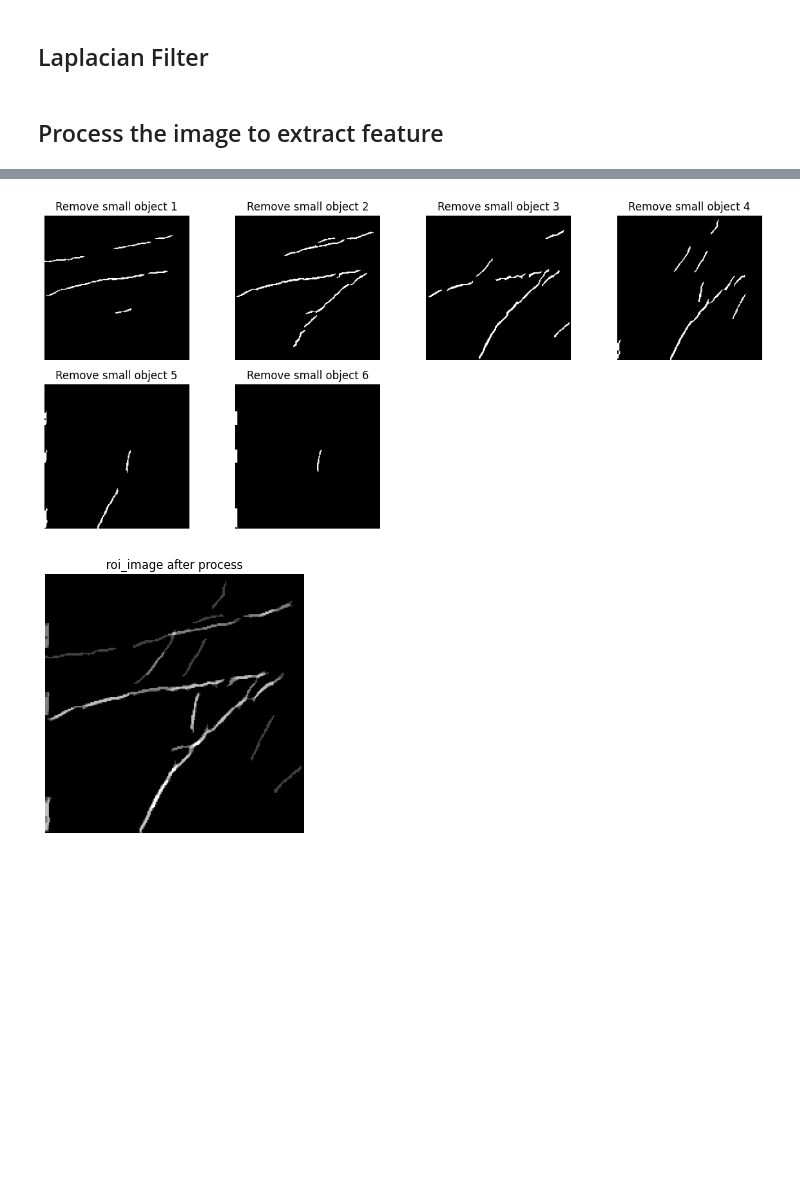
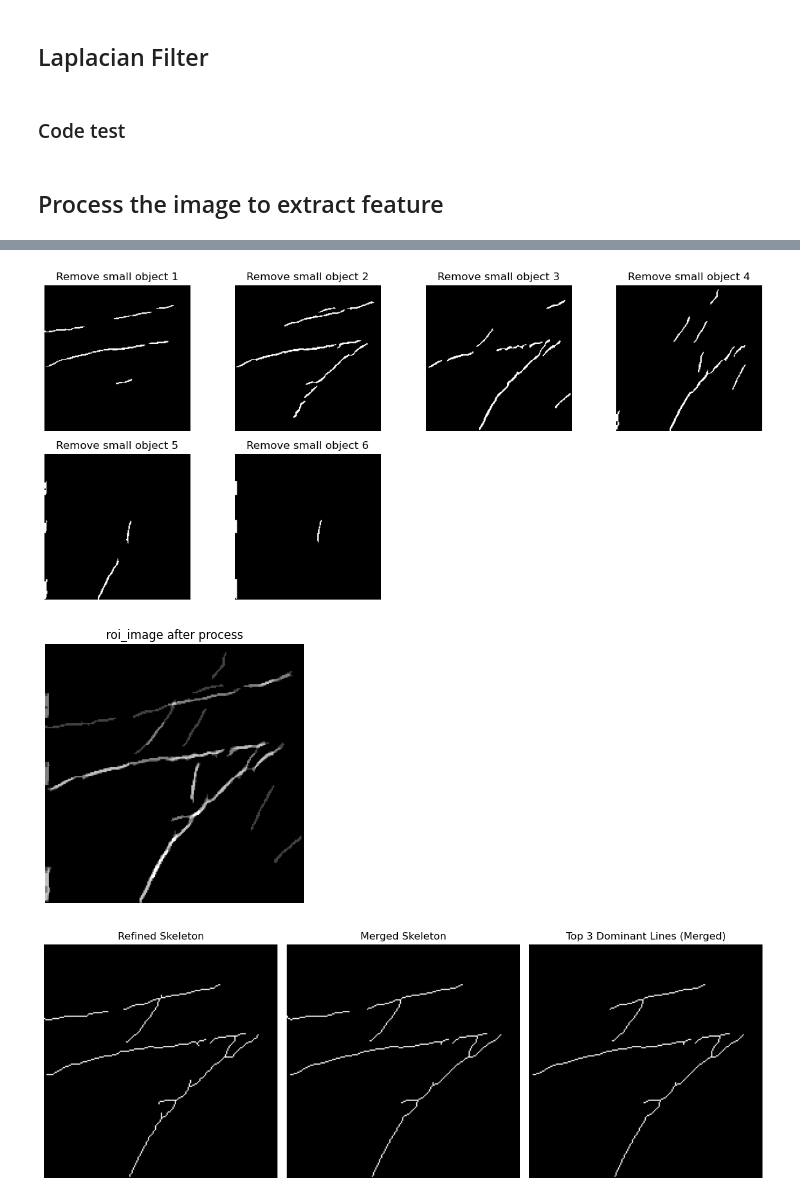
Before and after one commit to HaiNhat-HUST/palm-print-auth, a Jupyter notebook: 6friday.ipynb, the cells around one changed output, grey strips where cells are left out. Saved outputs shown, nothing was run; the diff lists cells and outputs as text; code cells hidden in the pictures; blank space fills up the shorter version.

```diff
--- a/6friday.ipynb
+++ b/6friday.ipynb
@@ -129,3 +136,5 @@ def LOG_preprocess(img, R0 = 40 , ksize = 5):
     processed = cv2.Laplacian(AfterGaussian, -1, ksize=ksize)
     img = cv2.equalizeHist(img)             #????????????????????????????????
     return processed
+# %% [markdown]
+### Code test
@@ -179,30 +320,70 @@ def process(img):
         con.append(conective)
 
     line = (np.sum(con, axis = 0) / len(con))
 
     show_array_img(con, "Remove small object")
 
 
     return line
 
 
 
 plt.imshow(LOG_preprocess(test), cmap='gray')
 plt.axis('off')
 plt.show()
 
 
 res1 = process(test)
 
 
+
+
 fig = plt.figure(dpi=70)
 plt.imshow(res1, cmap='gray')
 plt.axis('off')
 plt.title('roi_image after process')
 plt.show()
+
+# begin test
+
+# Assuming `res1` is the final processed image from your code
+skeletonized_output = skeletonize_image(res1)
+
+# Refine the skeletonized image to remove noise and small segments
+refined_skeleton = refine_skeleton(skeletonized_output, min_length=40)
+
+# Merge components in the refined skeleton to close gaps
+merged_skeleton = merge_components(refined_skeleton, iterations=2)
+
+# Extract the top 3 dominant lines from the merged skeleton
+dominant_lines_merged = extract_dominant_lines_contours(merged_skeleton, num_lines=3)
+
+# Visualize the results
+plt.figure(figsize=(12, 6))
+
+plt.subplot(1, 3, 1)
+plt.title("Refined Skeleton")
+plt.imshow(refined_skeleton, cmap="gray")
+plt.axis("off")
+
+plt.subplot(1, 3, 2)
+plt.title("Merged Skeleton")
+plt.imshow(merged_skeleton, cmap="gray")
+plt.axis("off")
+
+plt.subplot(1, 3, 3)
+plt.title("Top 3 Dominant Lines (Merged)")
+plt.imshow(dominant_lines_merged, cmap="gray")
+plt.axis("off")
+
+plt.tight_layout()
+plt.show()
+
+#end test
 # %% [output]
 [figure]
 [figure]
 [figure]
 [figure]
 [figure]
+[figure, added]
```
Also changed, not shown: parts of 4 cells of this notebook, 1 other file.
